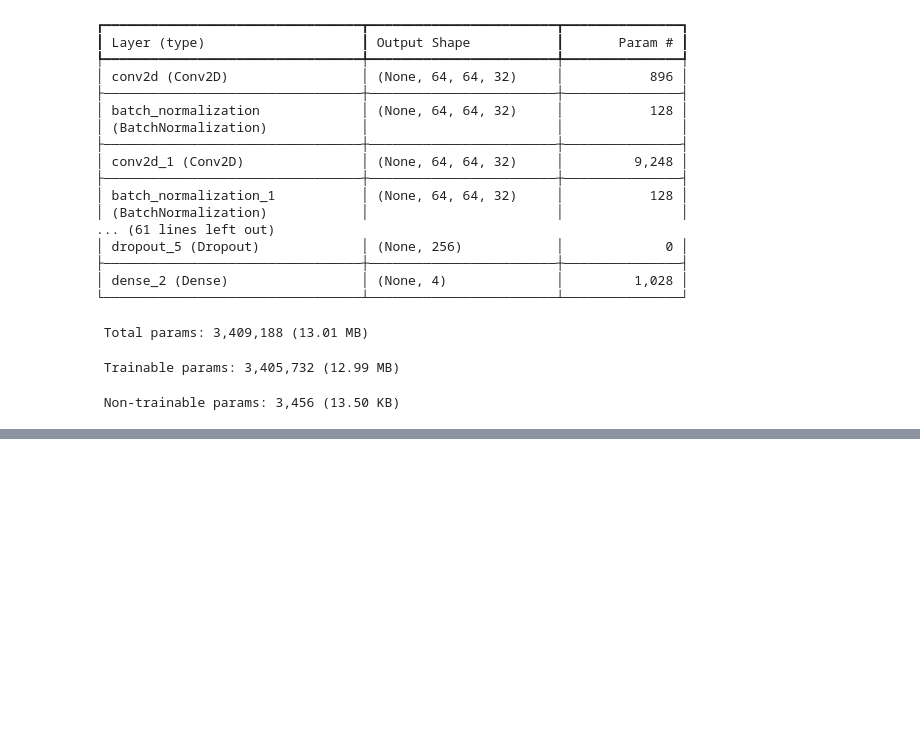
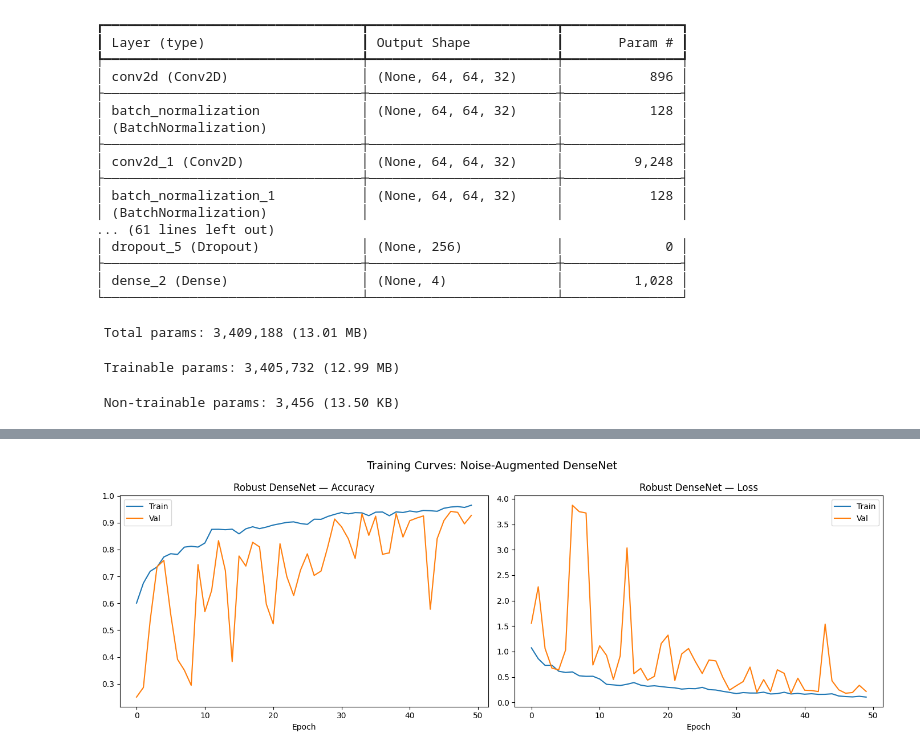
Before and after one commit to Aisulu-Tulyeujan/COSC-4337-MRI-Robustness, a Jupyter notebook: MRI_Robustness_Training.ipynb, the cells around one changed output, grey strips where cells are left out. Saved outputs shown, nothing was run; the diff lists cells and outputs as text; code cells hidden in the pictures; blank space fills up the shorter version.

```diff
--- a/MRI_Robustness_Training.ipynb
+++ b/MRI_Robustness_Training.ipynb
@@ -658,0 +802,33 @@ Avg accuracy across all degradations:
+# %%
+# Build robust DenseNet model
+robust_densenet_model = build_densenet(IMG_SIZE, NUM_CLASSES)
+robust_densenet_model.compile(
+    optimizer='adam',
+    loss='sparse_categorical_crossentropy',
+    metrics=['accuracy']
+)
+
+print("Training noise-augmented (robust) DenseNet model...")
+robust_densenet_history = robust_densenet_model.fit(
+    train_ds_noisy, # Using the noisy dataset pipeline created earlier
+    validation_data=val_ds,
+    epochs=EPOCHS,
+    callbacks=robust_callbacks
+)
+
+# Plot training curves for robust DenseNet
+fig, (ax1, ax2) = plt.subplots(1, 2, figsize=(14, 5))
+ax1.plot(robust_densenet_history.history['accuracy'], label='Train')
+ax1.plot(robust_densenet_history.history['val_accuracy'], label='Val')
+ax1.set_title('Robust DenseNet — Accuracy')
+ax1.set_xlabel('Epoch')
+ax1.legend()
+ax2.plot(robust_densenet_history.history['loss'], label='Train')
+ax2.plot(robust_densenet_history.history['val_loss'], label='Val')
+ax2.set_title('Robust DenseNet — Loss')
+ax2.set_xlabel('Epoch')
+ax2.legend()
+plt.suptitle('Training Curves: Noise-Augmented DenseNet', fontsize=14)
+plt.tight_layout()
+plt.show()
+# %% [output]
@@ -658,0 +852 @@ Avg accuracy across all degradations:
+[figure, added]
```
Also changed, not shown: parts of 15 cells of this notebook.
